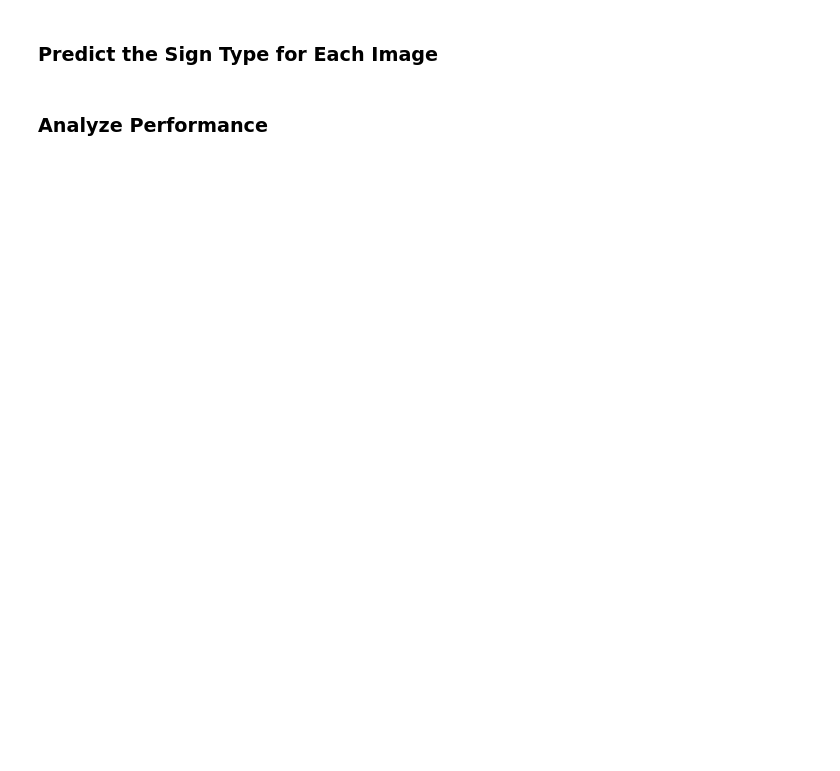
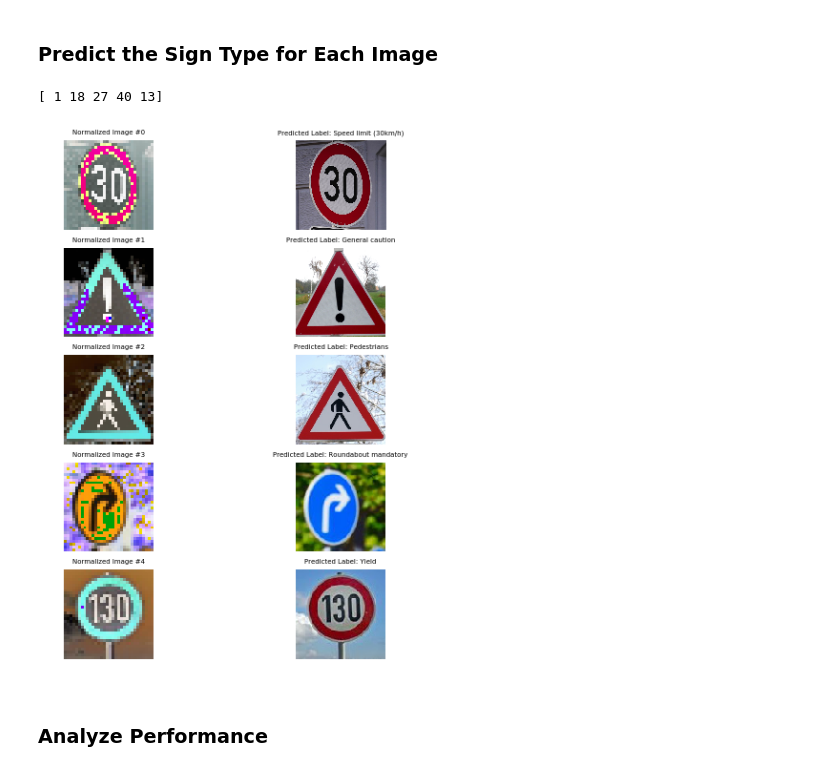
Before and after one commit to lmego/CarND-Traffic-Sign-Classifier-P2, a Jupyter notebook: Traffic_Sign_Classifier.ipynb, the cells around one changed output. Drawn from its saved outputs; the diff is of its cells as text; code cells hidden in the pictures; blank space fills up the shorter version.

```diff
--- a/Traffic_Sign_Classifier.ipynb
+++ b/Traffic_Sign_Classifier.ipynb
@@ -648,6 +611,30 @@ General caution
 ### Run the predictions here and use the model to output the prediction for each image.
 ### Make sure to pre-process the images with the same pre-processing pipeline used earlier.
 ### Feel free to use as many code cells as needed.
+# %%
+## Normalizing the test images
+test_images_normalized=(test_images/122.5)-1
+test_images_normalized=test_images
+
+with tf.Session() as sess:
+    saver.restore(sess, tf.train.latest_checkpoint('.'))
+    predicted_logits = sess.run(logits, feed_dict={x:test_images_normalized, keep_prob:1})
+    predicted_labels = np.argmax(predicted_logits, axis=1)
+    print(predicted_labels)
+
+for i in range(5):
+    image = mpimg.imread(directory + image_names[i])
+    plt.subplot(5, 2, (i+1)*2-1)
+    plt.imshow(test_images_normalized[i,:,:,:])
+    plt.axis('off')
+    plt.title("Normalized Image #" + str(i), fontsize=7)
+    plt.subplot(5, 2, (i+1)*2)
+    plt.imshow(image)
+    plt.title("Predicted Label: " + unique_labels['SignName'][predicted_labels[i]], fontsize=7)
+    plt.axis('off')
+# %% [output]
+[ 1 18 27 40 13]
+[figure, added]
 # %% [markdown]
 ### Analyze Performance
 # %%
```
Also changed, not shown: parts of 12 cells of this notebook.
